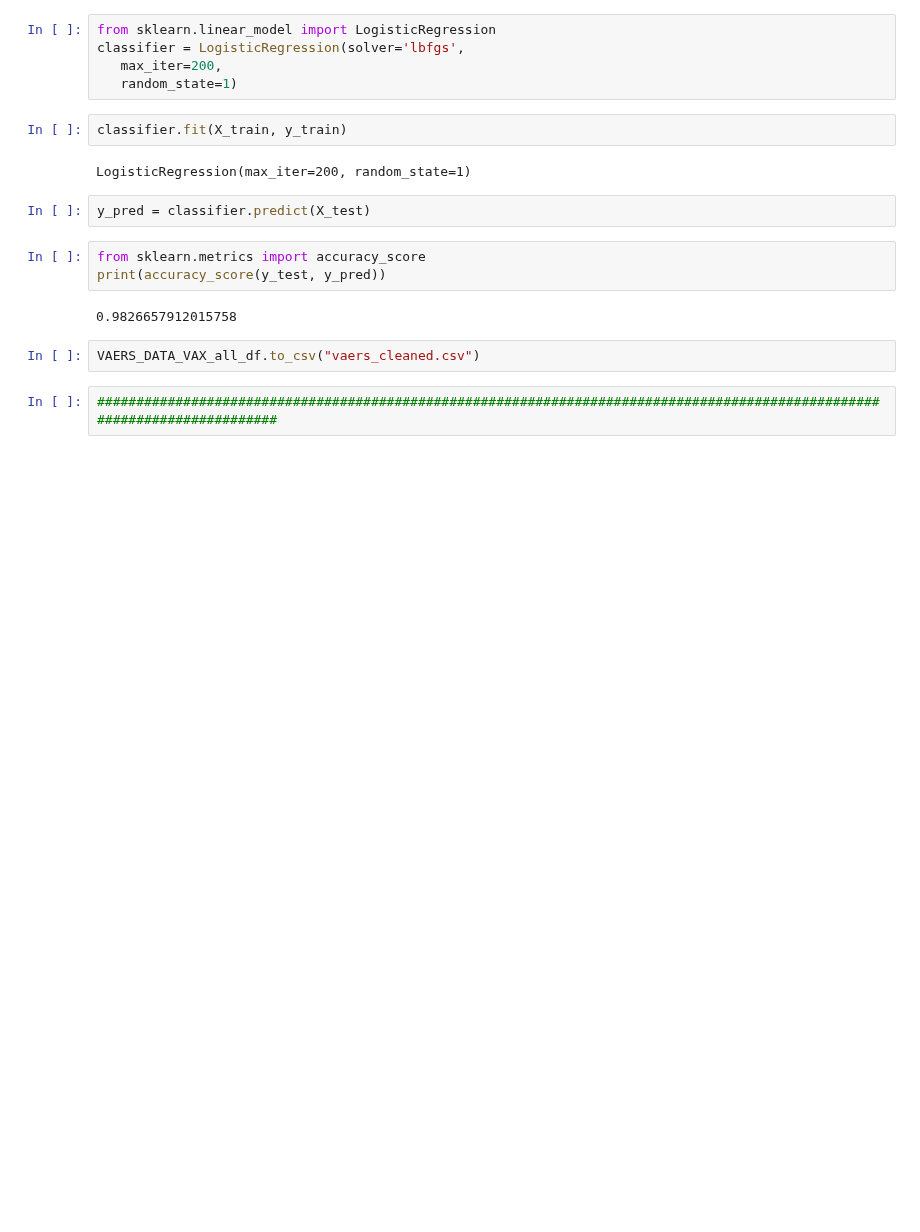
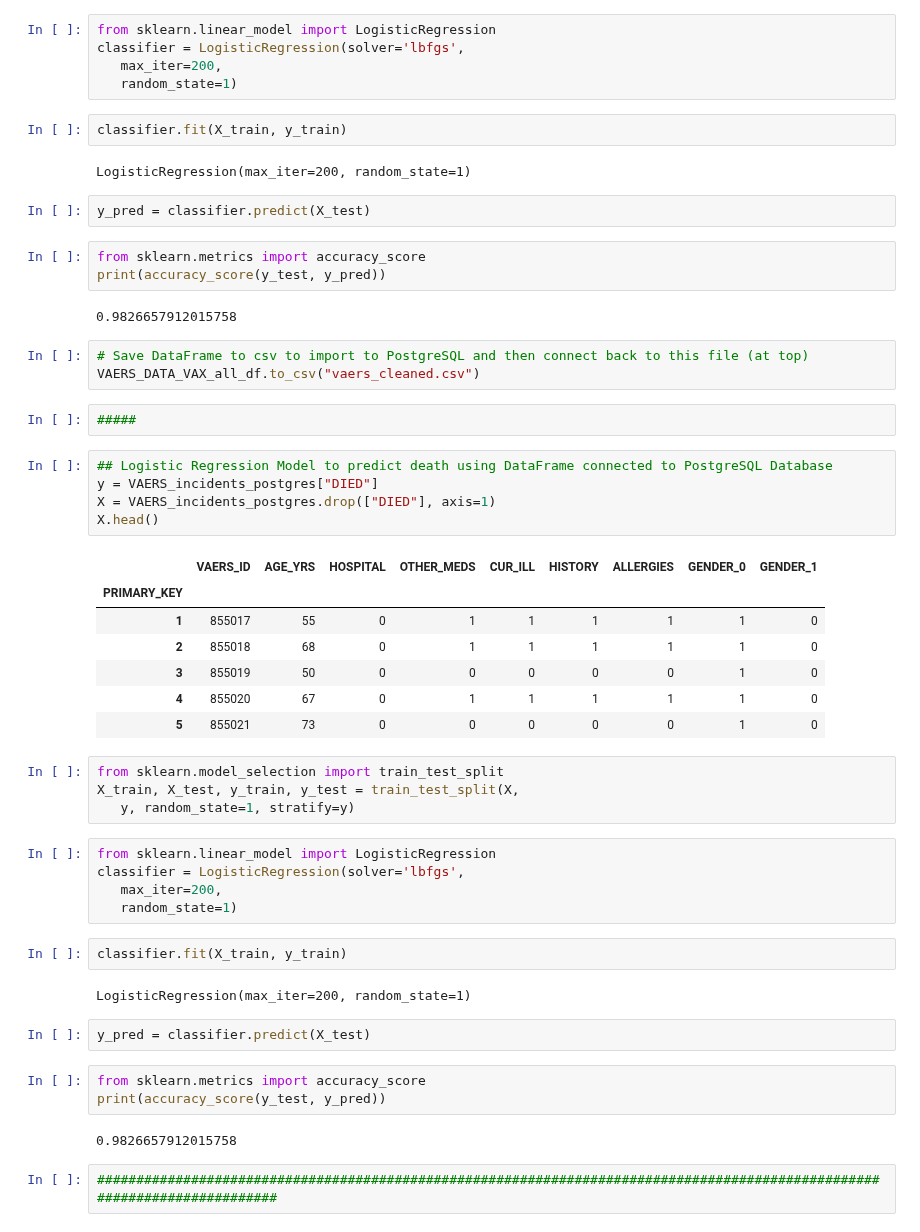
Before and after one commit to zoomdmartin02/Covid_Vaccine_Analysis, a Jupyter notebook: Model_team11.ipynb, the cells around one changed output. Saved outputs shown, nothing was run; the diff lists cells and outputs as text; blank space fills up the shorter version.

Commit message:
final commit for segment one, set up logistic regression model to run using the DataFrame read in from PostgreSQL

```diff
--- a/Model_team11.ipynb
+++ b/Model_team11.ipynb
@@ -536,7 +538,43 @@ from sklearn.metrics import accuracy_score
 print(accuracy_score(y_test, y_pred))
 # %% [output]
 0.9826657912015758
-# %%
-VAERS_DATA_VAX_all_df.to_csv("vaers_cleaned.csv")
+# %%
+# Save DataFrame to csv to import to PostgreSQL and then connect back to this file (at top)
+VAERS_DATA_VAX_all_df.to_csv("vaers_cleaned.csv")
+# %%
+#####
+# %%
+## Logistic Regression Model to predict death using DataFrame connected to PostgreSQL Database
+y = VAERS_incidents_postgres["DIED"]
+X = VAERS_incidents_postgres.drop(["DIED"], axis=1)
+X.head()
+# %% [output]
+|  | VAERS_ID | AGE_YRS | HOSPITAL | OTHER_MEDS | CUR_ILL | HISTORY | ALLERGIES | GENDER_0 | GENDER_1 |
+| PRIMARY_KEY |  |  |  |  |  |  |  |  |  |
+| 1 | 855017 | 55 | 0 | 1 | 1 | 1 | 1 | 1 | 0 |
+| 2 | 855018 | 68 | 0 | 1 | 1 | 1 | 1 | 1 | 0 |
+| 3 | 855019 | 50 | 0 | 0 | 0 | 0 | 0 | 1 | 0 |
+| 4 | 855020 | 67 | 0 | 1 | 1 | 1 | 1 | 1 | 0 |
+| 5 | 855021 | 73 | 0 | 0 | 0 | 0 | 0 | 1 | 0 |
+# %%
+from sklearn.model_selection import train_test_split
+X_train, X_test, y_train, y_test = train_test_split(X,
+   y, random_state=1, stratify=y)
+# %%
+from sklearn.linear_model import LogisticRegression
+classifier = LogisticRegression(solver='lbfgs',
+   max_iter=200,
+   random_state=1)
+# %%
+classifier.fit(X_train, y_train)
+# %% [output]
+LogisticRegression(max_iter=200, random_state=1)
+# %%
+y_pred = classifier.predict(X_test)
+# %%
+from sklearn.metrics import accuracy_score
+print(accuracy_score(y_test, y_pred))
+# %% [output]
+0.9826657912015758
 # %%
 ###########################################################################################################################
```
Also changed, not shown: parts of 4 cells of this notebook.
